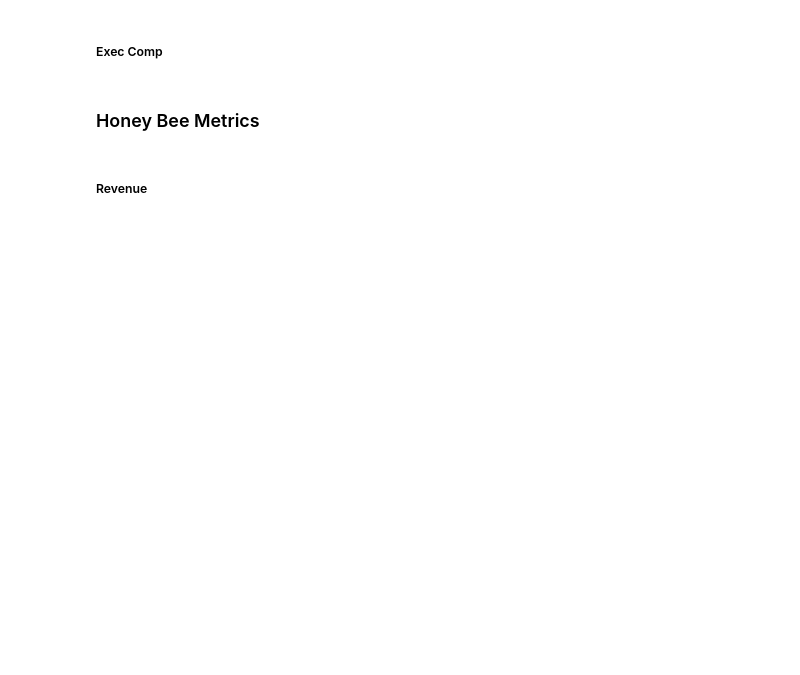
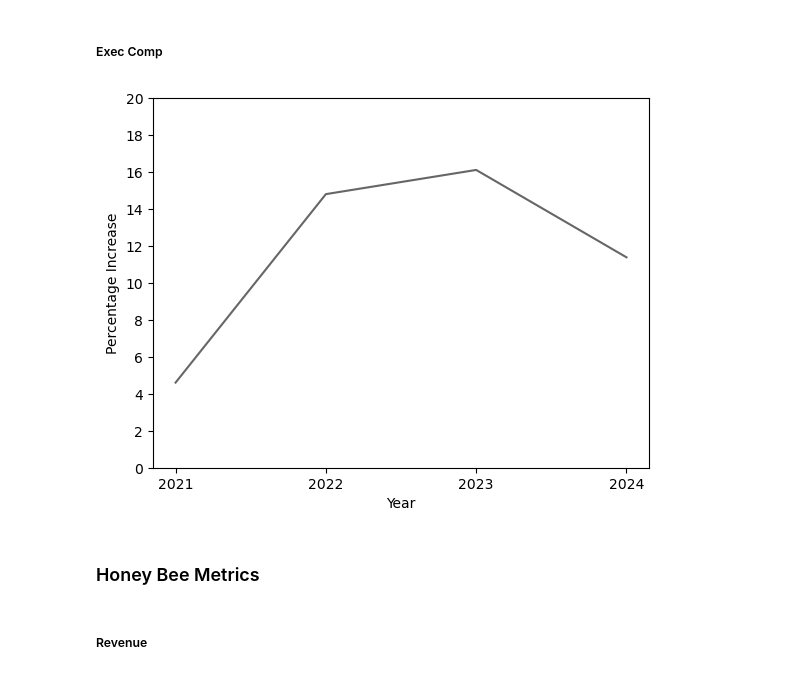
Before and after one commit to aubreepiep/bumble-vs-honeybees, a Jupyter notebook: notebooks/Capstone.ipynb, the cells around one changed output. Cells and saved outputs as stored; diff of their text form; code cells hidden in the pictures; blank space fills up the shorter version.

```diff
--- a/notebooks/Capstone.ipynb
+++ b/notebooks/Capstone.ipynb
@@ -117,8 +128,13 @@ CEO = avg_salary.loc[avg_salary['Name and Principal Position'] == 'Whitney Wolfe
 # %%
 paying_users['pct_inc'] = paying_users['pct_inc'] *100
 # %%
-sns.lineplot(data = paying_users, x = 'year', y = 'pct_inc')
-plt.xticks(paying_users['year']);
+sns.lineplot(data = paying_users, x = 'year', y = 'pct_inc', color = "#666666")
+plt.xticks([2021,2022,2023,2024])
+plt.ylabel("Percentage Increase")
+plt.yticks([0,2,4,6,8,10,12,14,16,18,20])
+plt.xlabel('Year');
+# %% [output]
+[figure, added]
 # %% [markdown]
 ### Honey Bee Metrics
 # %%
```
Also changed, not shown: parts of 13 cells of this notebook.
